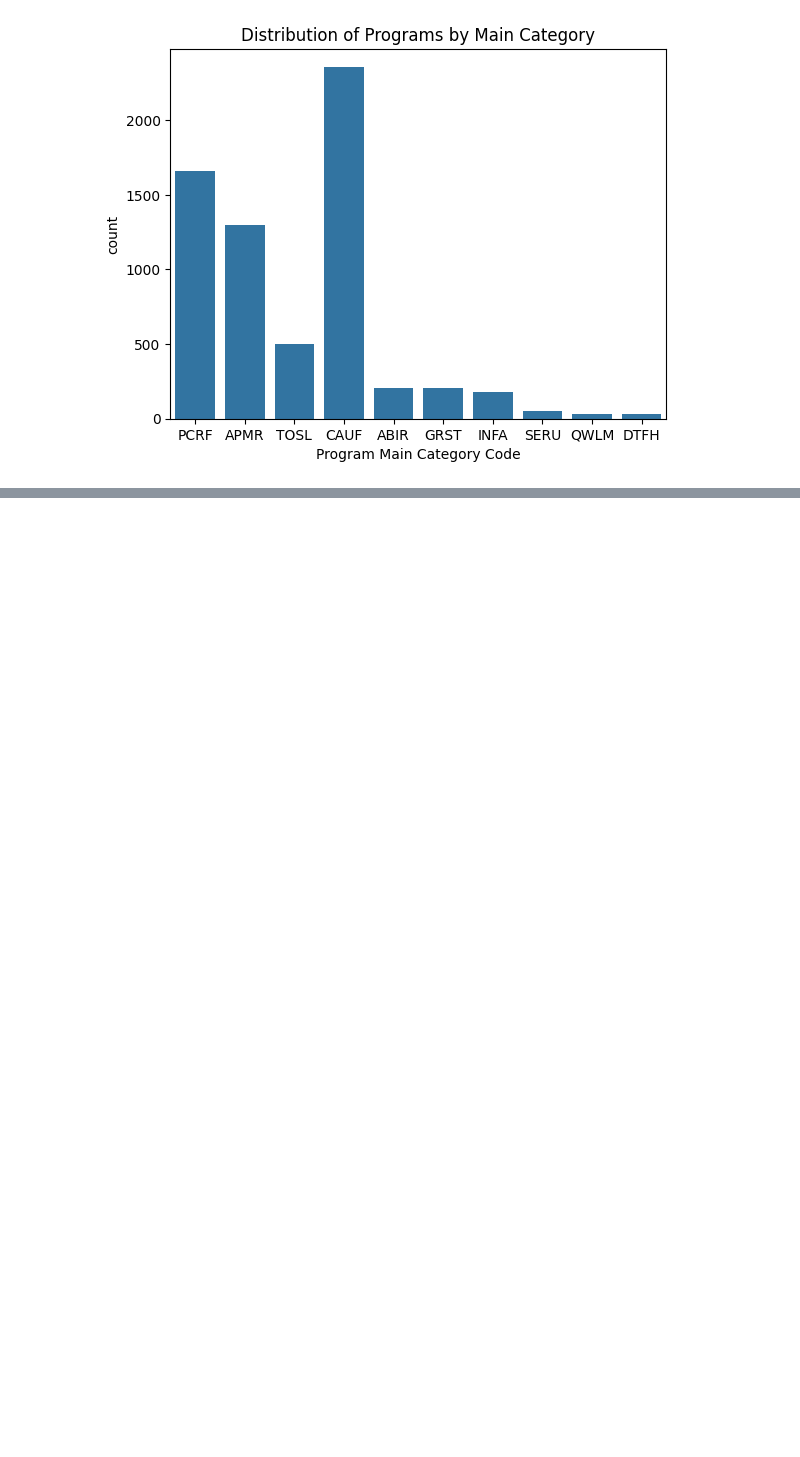
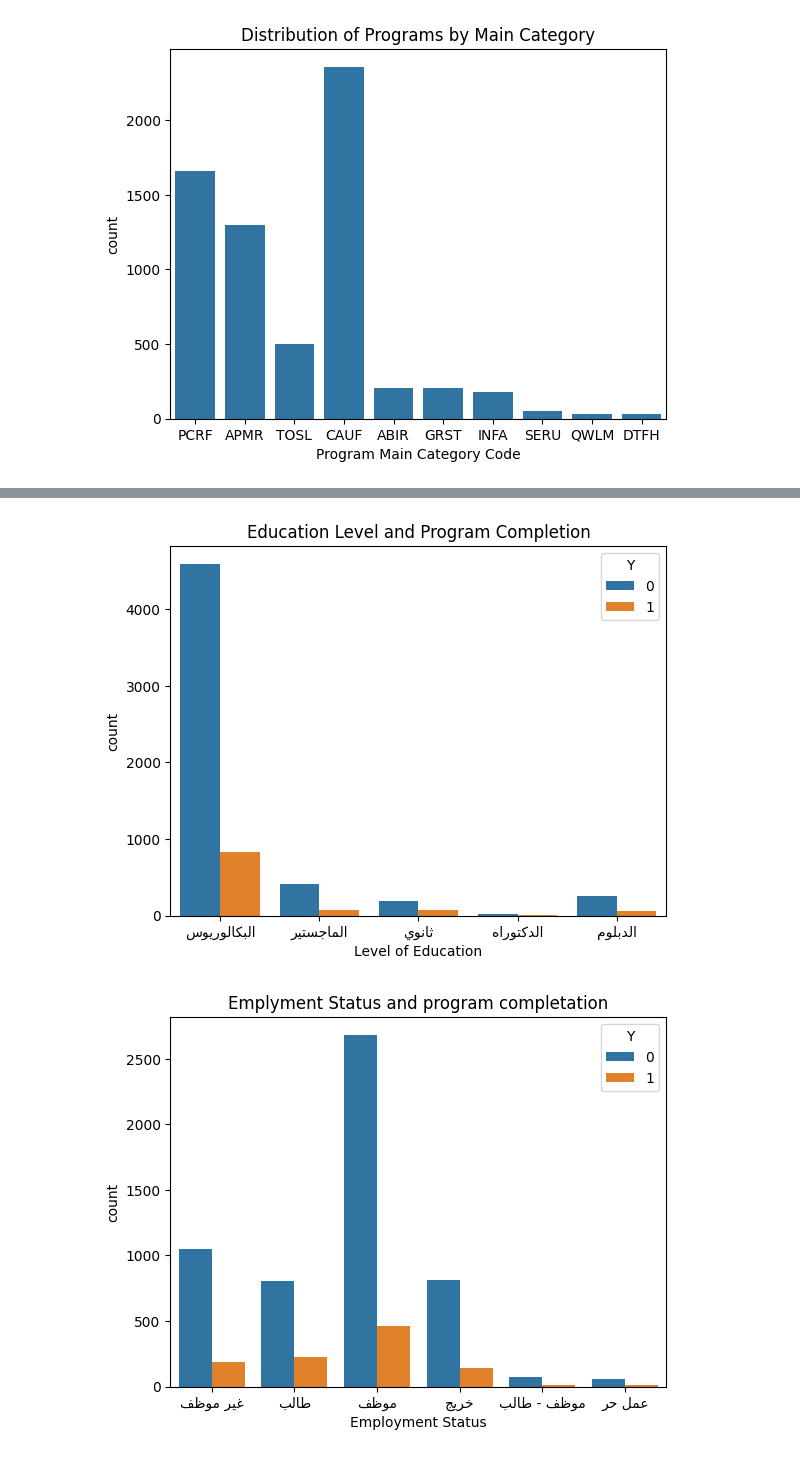
Before and after one commit to Hj-lh/TuwaiqChallenge, a Jupyter notebook: TUWAIQ_Challenge.ipynb, the cells around one changed output, grey strips where cells are left out. Cells and saved outputs as stored; diff of their text form; code cells hidden in the pictures; blank space fills up the shorter version.

```diff
--- a/TUWAIQ_Challenge.ipynb
+++ b/TUWAIQ_Challenge.ipynb
@@ -185,0 +243,11 @@ plt.show()
+# %%
+sns.countplot(x=df_cleaned['Level of Education'].apply(lambda x: get_display(arabic_reshaper.reshape(x))),hue='Y', data=df_cleaned)
+plt.title('Education Level and Program Completion')
+plt.show()
+
+sns.countplot(x=df_cleaned['Employment Status'].apply(lambda x: get_display(arabic_reshaper.reshape(x))), hue='Y', data=df_cleaned)
+plt.title('Emplyment Status and program completation')
+plt.show()
+# %% [output]
+[figure, added]
+[figure, added]
```
Also changed, not shown: parts of 27 cells of this notebook.
